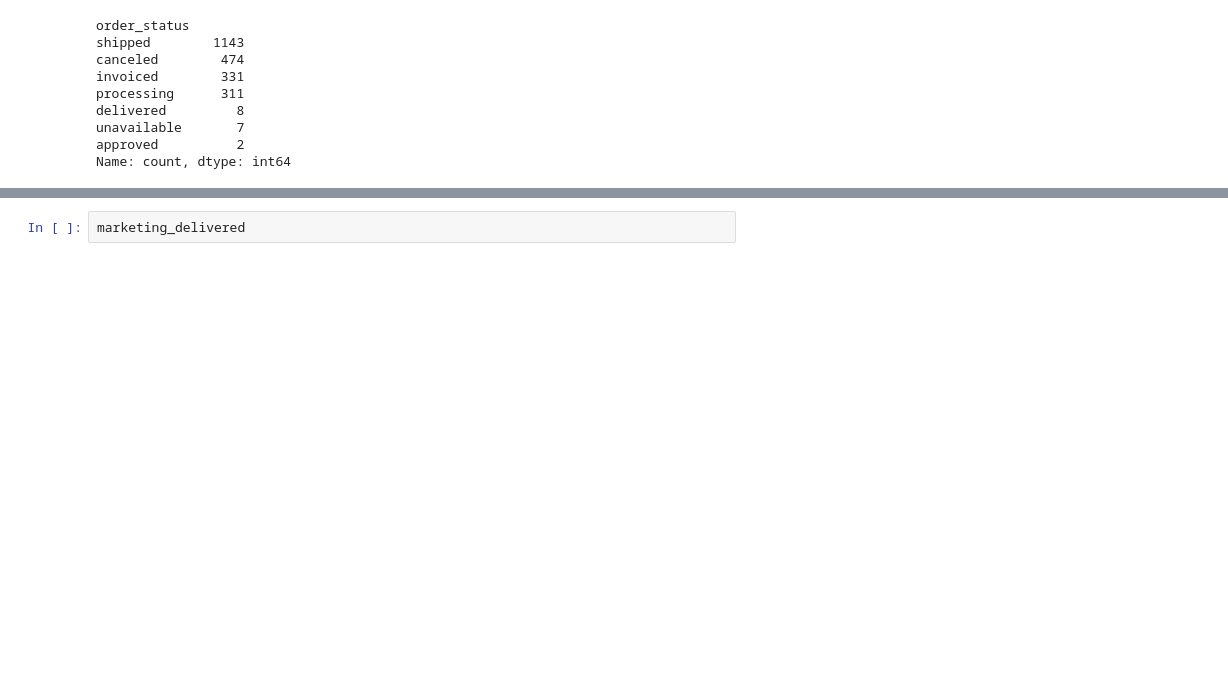
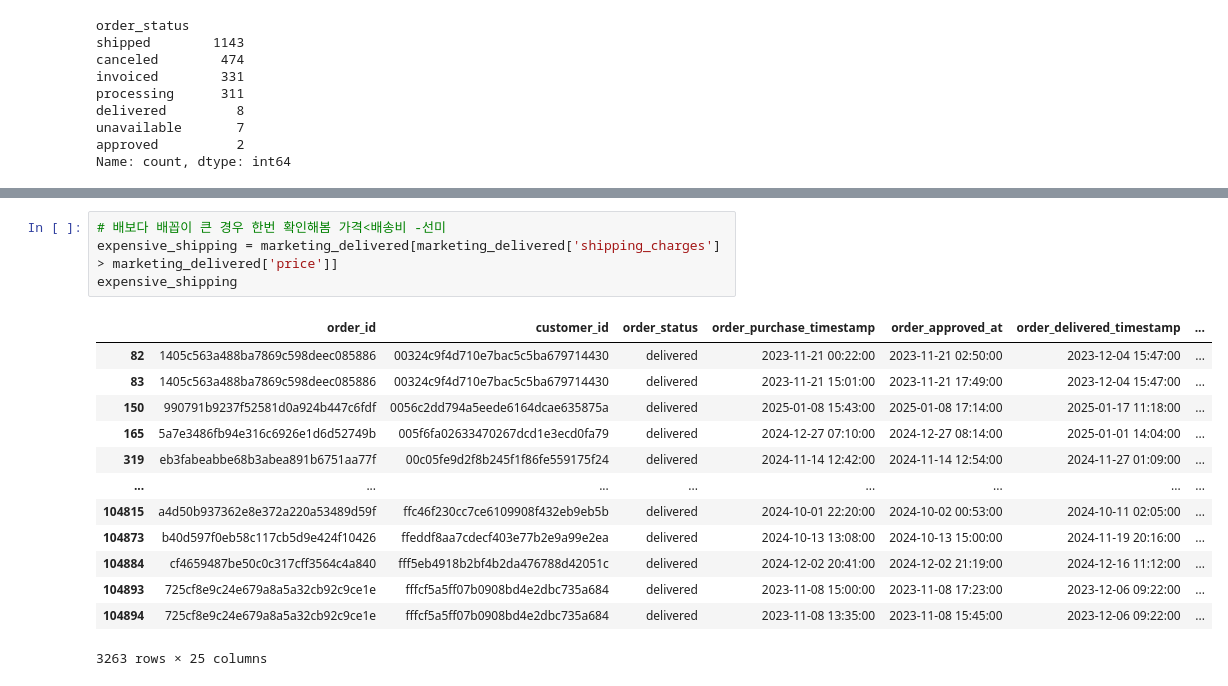
Before and after one commit to sasangkyoo/Marketing_proj, a Jupyter notebook: EDA_12_market.ipynb, the cells around one changed output, grey strips where cells are left out. Cells and saved outputs as stored; diff of their text form; blank space fills up the shorter version.

```diff
--- a/EDA_12_market.ipynb
+++ b/EDA_12_market.ipynb
@@ -242,2 +256,18 @@ Data columns (total 25 columns):
 # %%
-marketing_delivered
+# 배보다 배꼽이 큰 경우 한번 확인해봄 가격<배송비 -선미
+expensive_shipping = marketing_delivered[marketing_delivered['shipping_charges'] > marketing_delivered['price']]
+expensive_shipping
+# %% [output]
+|  | order_id | customer_id | order_status | order_purchase_timestamp | order_approved_at | order_delivered_timestamp | ... |
+| 82 | 1405c563a488ba7869c598deec085886 | 00324c9f4d710e7bac5c5ba679714430 | delivered | 2023-11-21 00:22:00 | 2023-11-21 02:50:00 | 2023-12-04 15:47:00 | ... |
+| 83 | 1405c563a488ba7869c598deec085886 | 00324c9f4d710e7bac5c5ba679714430 | delivered | 2023-11-21 15:01:00 | 2023-11-21 17:49:00 | 2023-12-04 15:47:00 | ... |
+| 150 | 990791b9237f52581d0a924b447c6fdf | 0056c2dd794a5eede6164dcae635875a | delivered | 2025-01-08 15:43:00 | 2025-01-08 17:14:00 | 2025-01-17 11:18:00 | ... |
+| 165 | 5a7e3486fb94e316c6926e1d6d52749b | 005f6fa02633470267dcd1e3ecd0fa79 | delivered | 2024-12-27 07:10:00 | 2024-12-27 08:14:00 | 2025-01-01 14:04:00 | ... |
+| 319 | eb3fabeabbe68b3abea891b6751aa77f | 00c05fe9d2f8b245f1f86fe559175f24 | delivered | 2024-11-14 12:42:00 | 2024-11-14 12:54:00 | 2024-11-27 01:09:00 | ... |
+| ... | ... | ... | ... | ... | ... | ... | ... |
+| 104815 | a4d50b937362e8e372a220a53489d59f | ffc46f230cc7ce6109908f432eb9eb5b | delivered | 2024-10-01 22:20:00 | 2024-10-02 00:53:00 | 2024-10-11 02:05:00 | ... |
+| 104873 | b40d597f0eb58c117cb5d9e424f10426 | ffeddf8aa7cdecf403e77b2e9a99e2ea | delivered | 2024-10-13 13:08:00 | 2024-10-13 15:00:00 | 2024-11-19 20:16:00 | ... |
+| 104884 | cf4659487be50c0c317cff3564c4a840 | fff5eb4918b2bf4b2da476788d42051c | delivered | 2024-12-02 20:41:00 | 2024-12-02 21:19:00 | 2024-12-16 11:12:00 | ... |
+| 104893 | 725cf8e9c24e679a8a5a32cb92c9ce1e | fffcf5a5ff07b0908bd4e2dbc735a684 | delivered | 2023-11-08 15:00:00 | 2023-11-08 17:23:00 | 2023-12-06 09:22:00 | ... |
+| 104894 | 725cf8e9c24e679a8a5a32cb92c9ce1e | fffcf5a5ff07b0908bd4e2dbc735a684 | delivered | 2023-11-08 13:35:00 | 2023-11-08 15:45:00 | 2023-12-06 09:22:00 | ... |
+3263 rows × 25 columns
```
Also changed, not shown: parts of 4 cells of this notebook.
